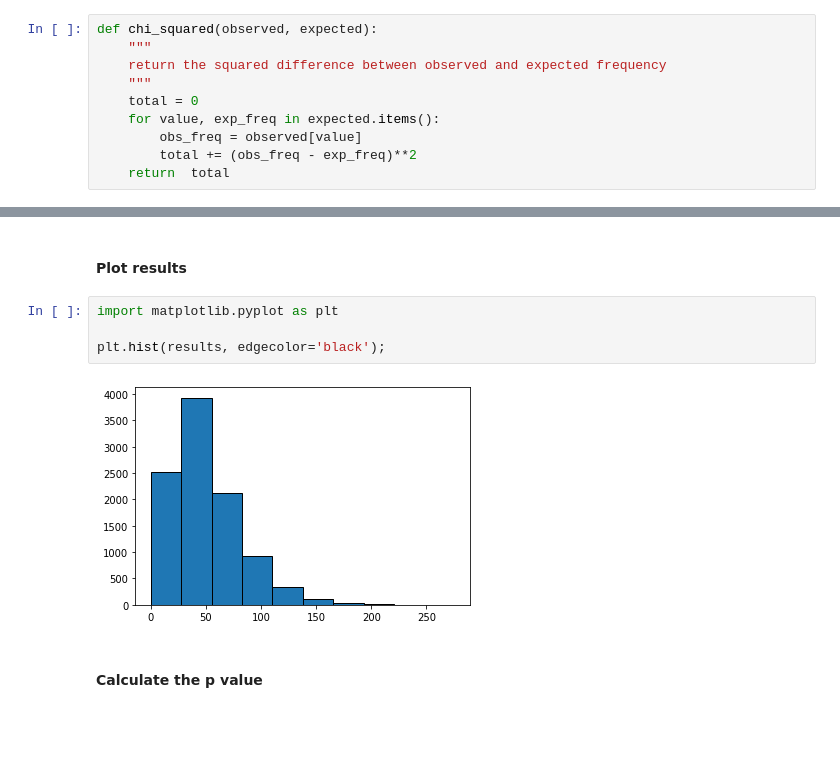
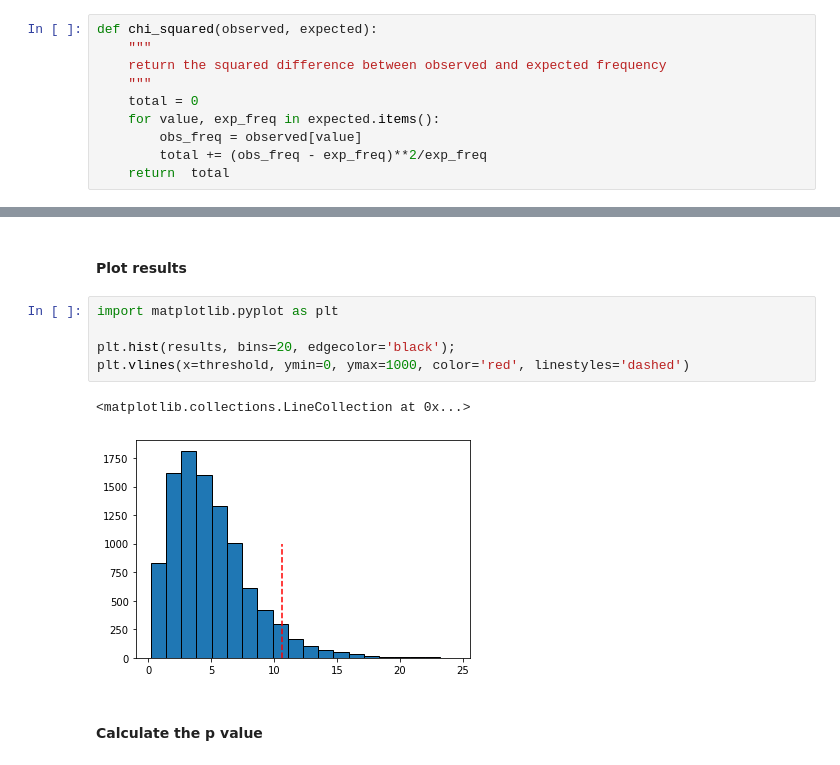
Before and after one commit to MarcoCalbucci/DataAnalytics, a Jupyter notebook: Probability_Statistics/Exercises/casino_problem_hypothesis_testing.ipynb, the cells around one changed output, grey strips where cells are left out. Saved outputs shown, nothing was run; the diff lists cells and outputs as text; blank space fills up the shorter version.

```diff
--- a/Probability_Statistics/Exercises/casino_problem_hypothesis_testing.ipynb
+++ b/Probability_Statistics/Exercises/casino_problem_hypothesis_testing.ipynb
@@ -46,7 +47,7 @@ def chi_squared(observed, expected):
     total = 0
     for value, exp_freq in expected.items():
         obs_freq = observed[value]
-        total += (obs_freq - exp_freq)**2
+        total += (obs_freq - exp_freq)**2/exp_freq
     return  total
 # %% [markdown]
 #### Calculate the threshold
@@ -88,9 +89,11 @@ for t in range(n_trials):
 # %%
 import matplotlib.pyplot as plt
 
-plt.hist(results, edgecolor='black');
+plt.hist(results, bins=20, edgecolor='black');
+plt.vlines(x=threshold, ymin=0, ymax=1000, color='red', linestyles='dashed')
 # %% [output]
+<matplotlib.collections.LineCollection at 0x...>
-[figure, old version]
+[figure, new version]
 # %% [markdown]
 #### Calculate the p value
 # %%
```
Also changed, not shown: parts of 4 cells of this notebook, 6 other files.
